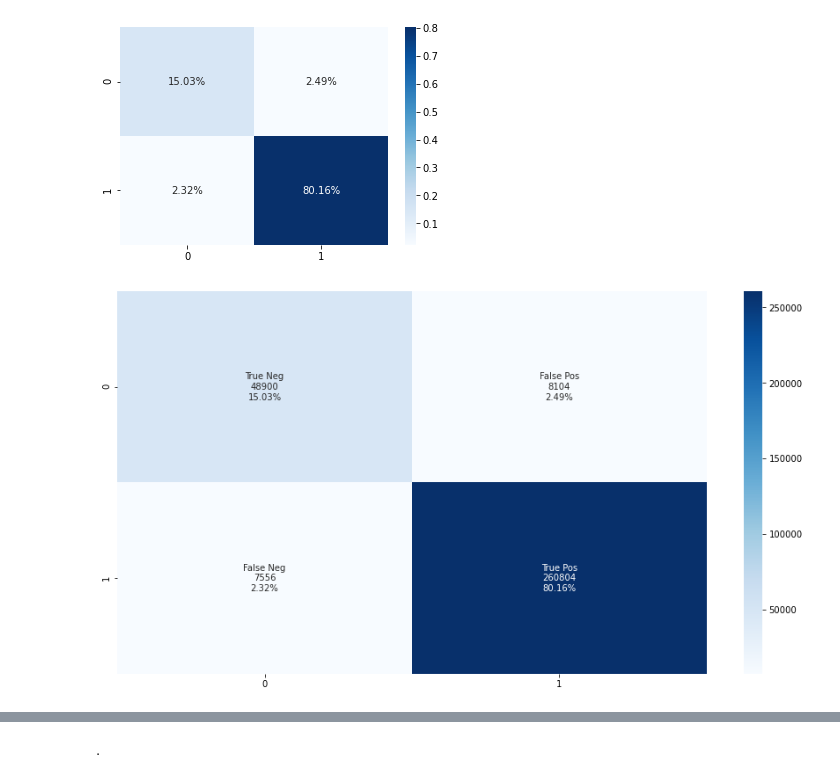
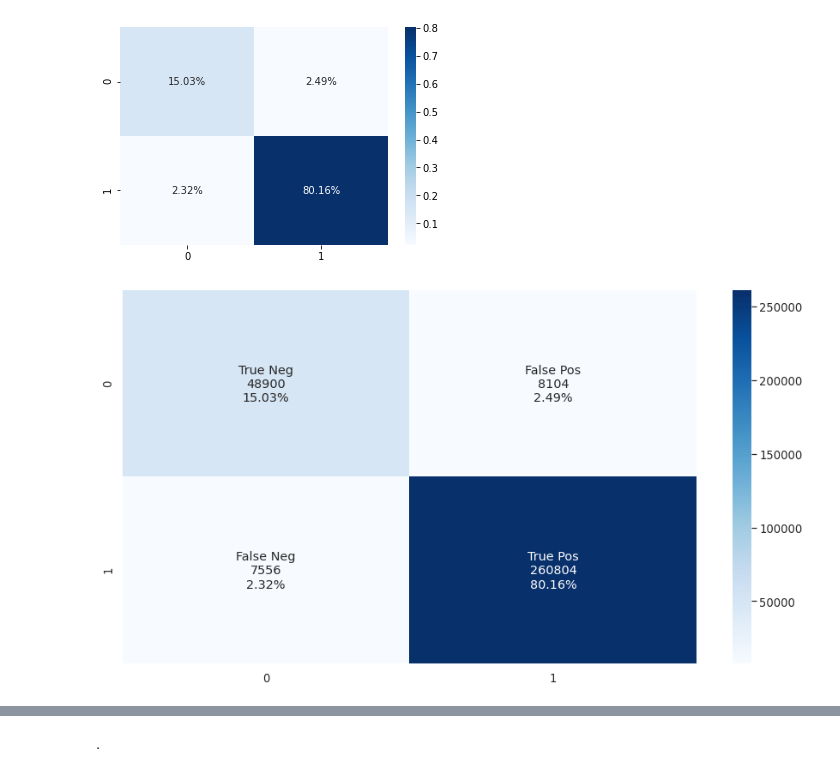
Before and after one commit to sciarrilli/TOOL1_FINAL_PROJECT, a Jupyter notebook: dst_final_project_notebook.ipynb, the cells around one changed output, grey strips where cells are left out. Drawn from its saved outputs; the diff is of its cells as text; code cells hidden in the pictures.

```diff
--- a/dst_final_project_notebook.ipynb
+++ b/dst_final_project_notebook.ipynb
@@ -517,10 +516,11 @@ p = sns.heatmap(cm/np.sum(cm), annot=True, fmt='.2%', cmap='Blues')
 # %%
 group_names = ['True Neg','False Pos','False Neg','True Pos']
 group_counts = ['{0:0.0f}'.format(value) for value in cm.flatten()]
 group_percentages = ['{0:.2%}'.format(value) for value in cm.flatten()/np.sum(cm)]
 labels = [f'{v1}\n{v2}\n{v3}' for v1, v2, v3 in zip(group_names,group_counts,group_percentages)]
 labels = np.asarray(labels).reshape(2,2)
 plt.subplots(figsize=(15,8))
+sns.set(font_scale=1.2)
 p = sns.heatmap(cm, annot=labels, fmt='', cmap='Blues')
 # %% [output]
-[figure, old version]
+[figure, new version]
```
Also changed, not shown: parts of 2 cells of this notebook.
